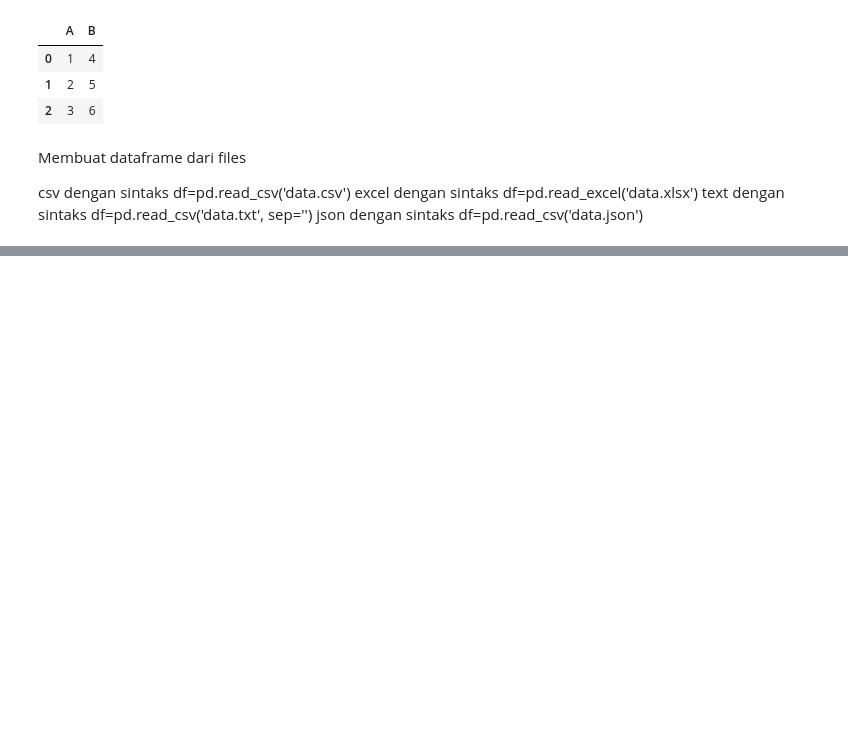
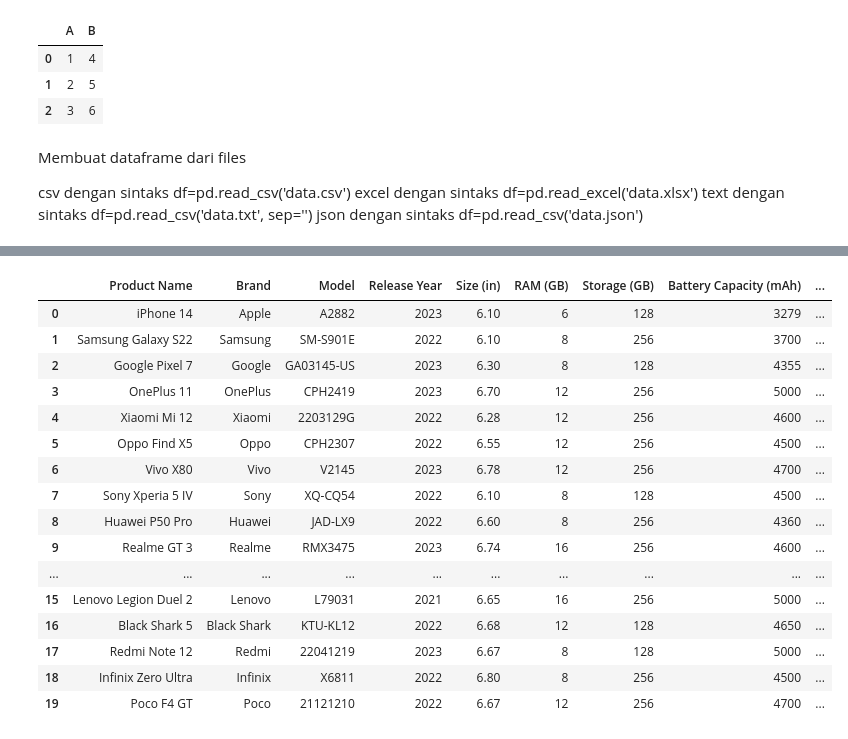
Before and after one commit to Dontbecode/-Bootcamp-Data-Analyst-, a Jupyter notebook: Pandas.ipynb, the cells around one changed output, grey strips where cells are left out. Cells and saved outputs as stored; diff of their text form; code cells hidden in the pictures; blank space fills up the shorter version.

```diff
--- a/Pandas.ipynb
+++ b/Pandas.ipynb
@@ -98,0 +100,21 @@ df_excel = pd.read_excel('data.xlsx')
+# %%
+df_excel = pd.read_excel(r'C:\Users\Kuneko\Downloads\Documents\Electronic_Product.xlsx')
+display(df_excel)
+# %% [output]
+|  | Product Name | Brand | Model | Release Year | Size (in) | RAM (GB) | Storage (GB) | Battery Capacity (mAh) | ... |
+| 0 | iPhone 14 | Apple | A2882 | 2023 | 6.10 | 6 | 128 | 3279 | ... |
+| 1 | Samsung Galaxy S22 | Samsung | SM-S901E | 2022 | 6.10 | 8 | 256 | 3700 | ... |
+| 2 | Google Pixel 7 | Google | GA03145-US | 2023 | 6.30 | 8 | 128 | 4355 | ... |
+| 3 | OnePlus 11 | OnePlus | CPH2419 | 2023 | 6.70 | 12 | 256 | 5000 | ... |
+| 4 | Xiaomi Mi 12 | Xiaomi | 2203129G | 2022 | 6.28 | 12 | 256 | 4600 | ... |
+| 5 | Oppo Find X5 | Oppo | CPH2307 | 2022 | 6.55 | 12 | 256 | 4500 | ... |
+| 6 | Vivo X80 | Vivo | V2145 | 2023 | 6.78 | 12 | 256 | 4700 | ... |
+| 7 | Sony Xperia 5 IV | Sony | XQ-CQ54 | 2022 | 6.10 | 8 | 128 | 4500 | ... |
+| 8 | Huawei P50 Pro | Huawei | JAD-LX9 | 2022 | 6.60 | 8 | 256 | 4360 | ... |
+| 9 | Realme GT 3 | Realme | RMX3475 | 2023 | 6.74 | 16 | 256 | 4600 | ... |
+| ... | ... | ... | ... | ... | ... | ... | ... | ... | ... |
+| 15 | Lenovo Legion Duel 2 | Lenovo | L79031 | 2021 | 6.65 | 16 | 256 | 5000 | ... |
+| 16 | Black Shark 5 | Black Shark | KTU-KL12 | 2022 | 6.68 | 12 | 128 | 4650 | ... |
+| 17 | Redmi Note 12 | Redmi | 22041219 | 2023 | 6.67 | 8 | 128 | 5000 | ... |
+| 18 | Infinix Zero Ultra | Infinix | X6811 | 2022 | 6.80 | 8 | 256 | 4500 | ... |
+| 19 | Poco F4 GT | Poco | 21121210 | 2022 | 6.67 | 12 | 256 | 4700 | ... |
```
Also changed, not shown: parts of 6 cells of this notebook.
